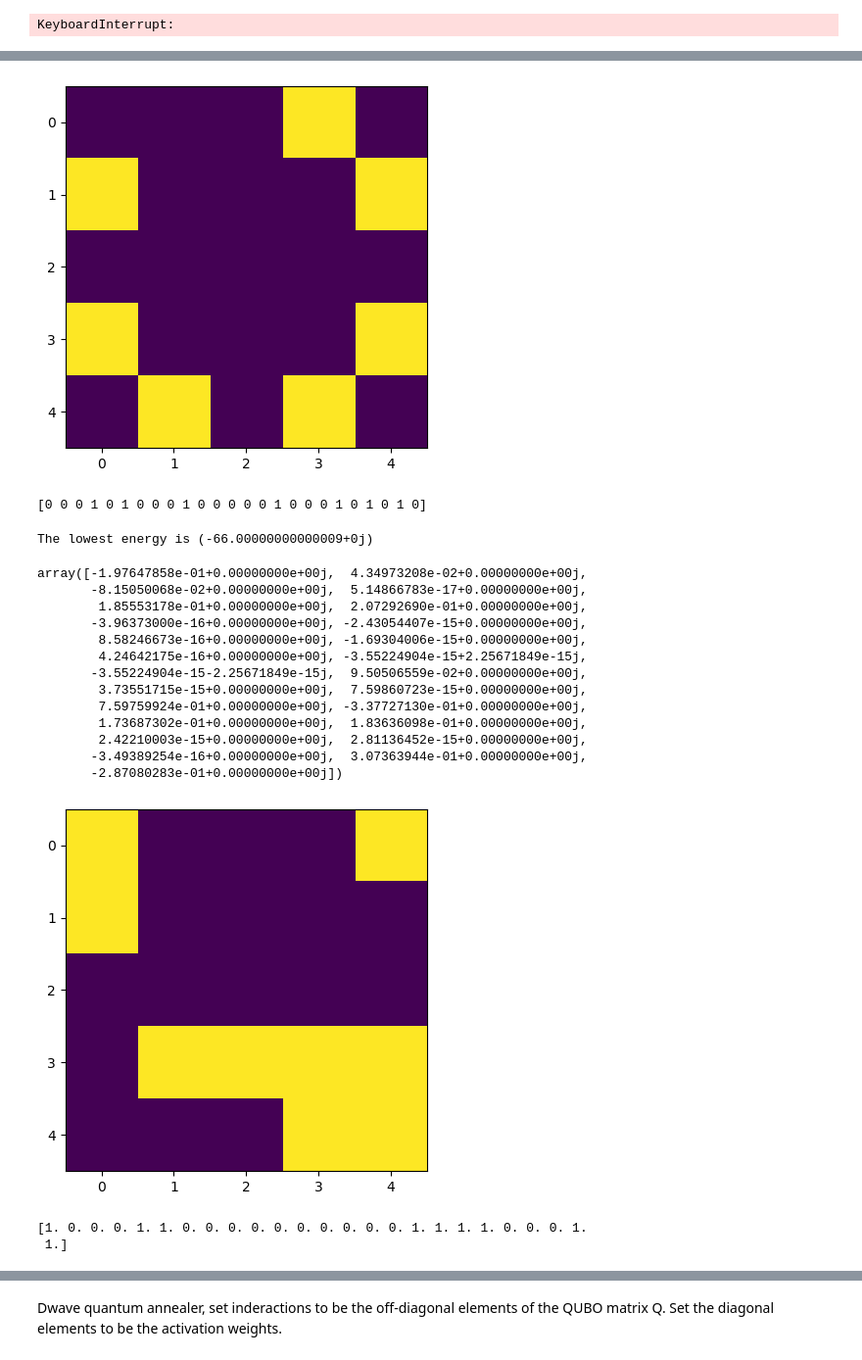
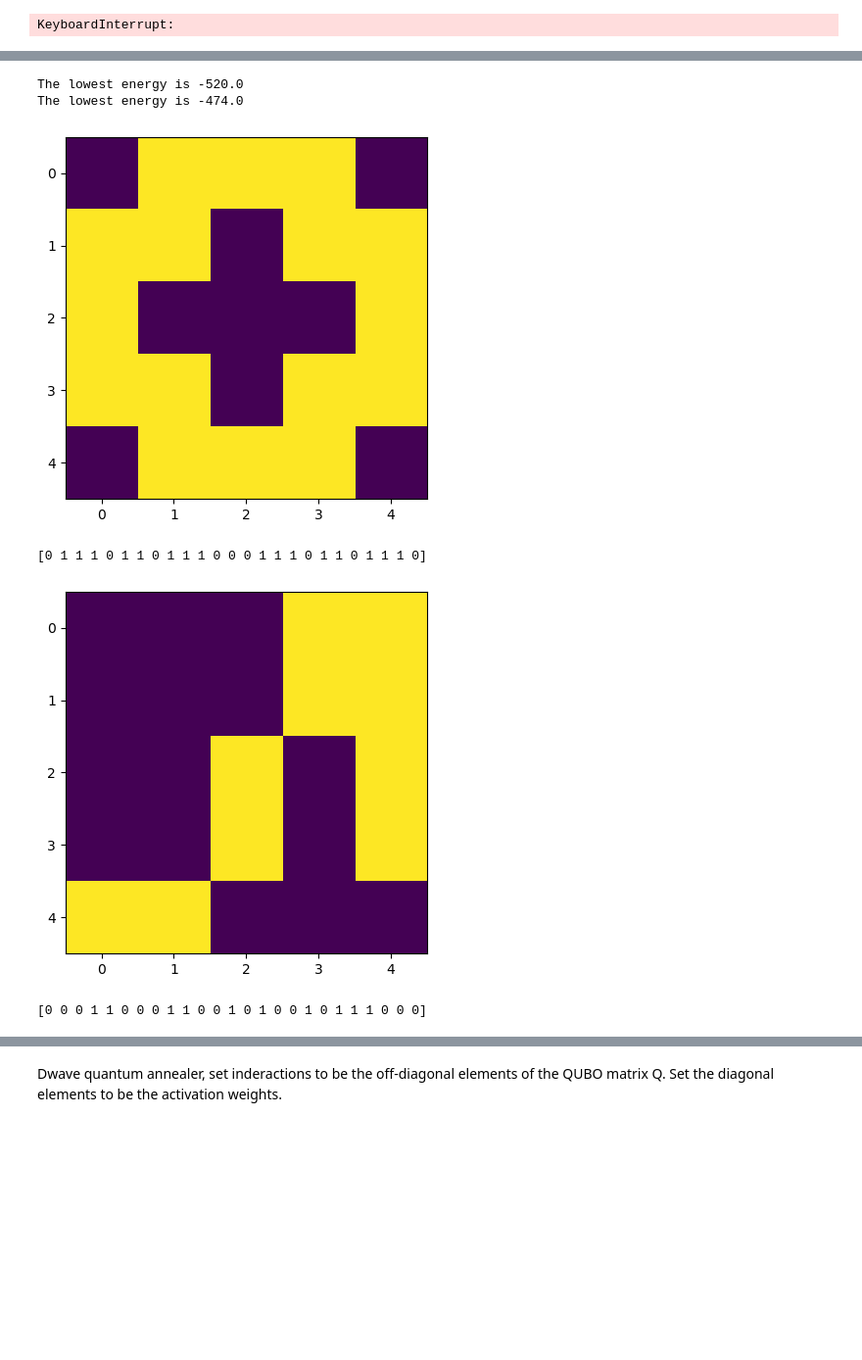
Before and after one commit to GeorgeWilliam1999/DwaveCode, a Jupyter notebook: ThreeInLine/ThreeInLine.ipynb, the cells around one changed output, grey strips where cells are left out. Shown at 98% size. Drawn from its saved outputs; the diff is of its cells as text; code cells hidden in the pictures; blank space fills up the shorter version.

```diff
--- a/ThreeInLine/ThreeInLine.ipynb
+++ b/ThreeInLine/ThreeInLine.ipynb
@@ -91,7 +91,7 @@ def get_Q(n,lines,alpha,beta,gamma,omega):
 
 
 
-def get_Q_2(n,lines,alpha,beta,gamma,omega):
+def get_Q_rev(n,lines,alpha,beta,gamma,omega):
 
     Q = np.zeros((n**2,n**2))
     rows = np.linspace(0,n,n,endpoint = False, dtype = 'int32')
@@ -212,25 +164,0 @@ make_img_bit_string(ground_string)
-# %%
-Q = get_Q(n,lines,10,10,2,1)
-bin_list,ground_string,energies = get_lowest_bitstring(Q)
-make_img_bit_string(ground_string)
-# %% [output]
-[figure, removed]
-[0 0 0 1 0 1 0 0 0 1 0 0 0 0 0 1 0 0 0 1 0 1 0 1 0]
-# %%
-g = get_lowest_eval(Q)
-g
-# %% [output]
-The lowest energy is (-66.00000000000009+0j)
-array([-1.97647858e-01+0.00000000e+00j,  4.34973208e-02+0.00000000e+00j,
-       -8.15050068e-02+0.00000000e+00j,  5.14866783e-17+0.00000000e+00j,
-        1.85553178e-01+0.00000000e+00j,  2.07292690e-01+0.00000000e+00j,
-       -3.96373000e-16+0.00000000e+00j, -2.43054407e-15+0.00000000e+00j,
-        8.58246673e-16+0.00000000e+00j, -1.69304006e-15+0.00000000e+00j,
-        4.24642175e-16+0.00000000e+00j, -3.55224904e-15+2.25671849e-15j,
-       -3.55224904e-15-2.25671849e-15j,  9.50506559e-02+0.00000000e+00j,
-        3.73551715e-15+0.00000000e+00j,  7.59860723e-15+0.00000000e+00j,
-        7.59759924e-01+0.00000000e+00j, -3.37727130e-01+0.00000000e+00j,
-        1.73687302e-01+0.00000000e+00j,  1.83636098e-01+0.00000000e+00j,
-        2.42210003e-15+0.00000000e+00j,  2.81136452e-15+0.00000000e+00j,
-       -3.49389254e-16+0.00000000e+00j,  3.07363944e-01+0.00000000e+00j,
-       -2.87080283e-01+0.00000000e+00j])
@@ -245,6 +165,23 @@ def make_img(g):
-# %%
-make_img(g)
-# %% [output]
-[figure, removed]
-[1. 0. 0. 0. 1. 1. 0. 0. 0. 0. 0. 0. 0. 0. 0. 0. 1. 1. 1. 1. 0. 0. 0. 1.
- 1.]
+# %%
+n = 5
+lines = np.unique(get_skew_lines(n),axis = 0)
+Q_1 = get_Q(n,lines,1,1,1,1)
+Q_1_rev= get_Q_rev(n,lines,1,1,1,1)
+
+Q_2 = get_Q(n,lines,2,2,1,1)
+Q_2_rev = get_Q_rev(n,lines,2,2,1,1)
+
+Q_3 = get_Q(n,lines,1,1,5,1)
+Q_3_rev = get_Q_rev(n,lines,1,1,5,1)
+# %%
+ground_string_1,energies_1 = get_lowest_bitstring(bin_list,Q_1)
+ground_string_1_rev,energies_1_rev = get_lowest_bitstring(bin_list,Q_1_rev)
+make_img_bit_string(ground_string_1)
+make_img_bit_string(ground_string_1_rev)
+# %% [output]
+The lowest energy is -520.0
+The lowest energy is -474.0
+[figure, added]
+[0 1 1 1 0 1 1 0 1 1 1 0 0 0 1 1 1 0 1 1 0 1 1 1 0]
+[figure, added]
+[0 0 0 1 1 0 0 0 1 1 0 0 1 0 1 0 0 1 0 1 1 1 0 0 0]
```
Also changed, not shown: parts of 13 cells of this notebook.
